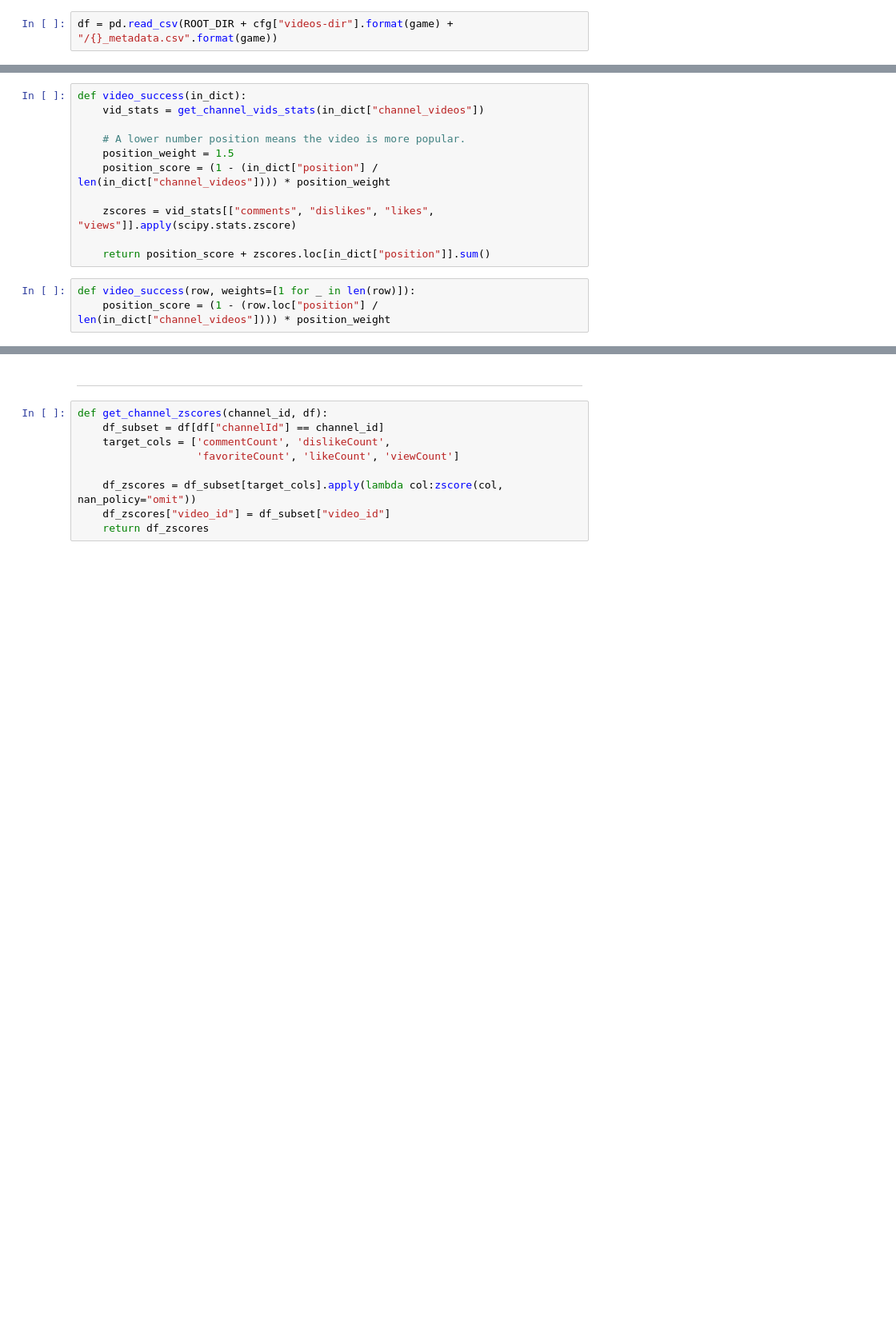
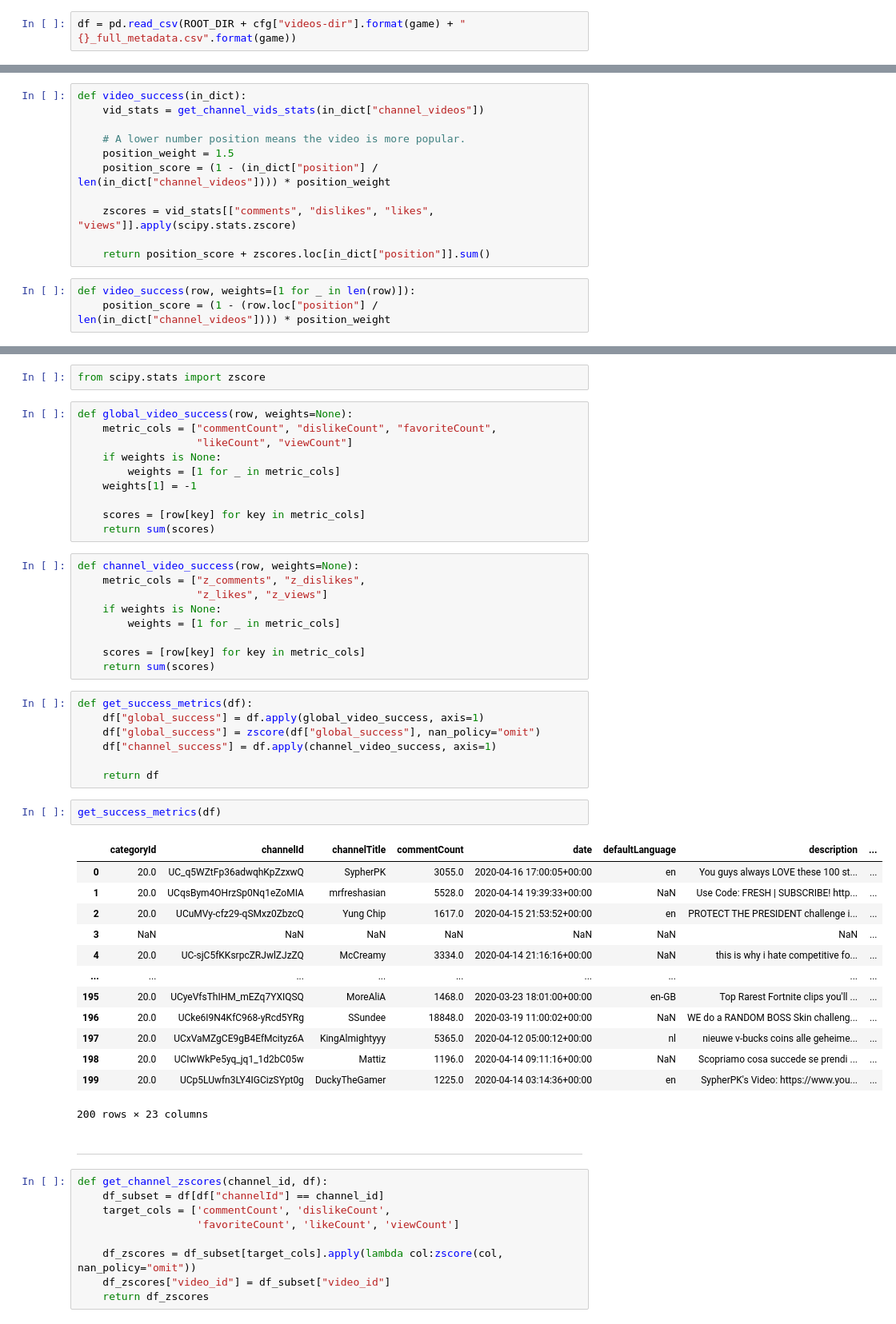
Before and after one commit to codencoding/Red-Means-Go, a Jupyter notebook: notebooks/scraping/metadata_creation_coden.ipynb, the cells around one changed output, grey strips where cells are left out. Shown at 80% size. Drawn from its saved outputs; the diff is of its cells as text; blank space fills up the shorter version.

Commit message:
Adding basic success metrics.

```diff
--- a/notebooks/scraping/metadata_creation_coden.ipynb
+++ b/notebooks/scraping/metadata_creation_coden.ipynb
@@ -68,4 +56,4 @@ for qual in cfg["thumbnail-qual"]:
     if cfg["thumbnail-qual"][qual]:
         mdata.download_df_thumbs(df, ROOT_DIR + cfg["thumbnails-dir"].format(cfg["selected-game"]), res=qual)
 # %%
-df = pd.read_csv(ROOT_DIR + cfg["videos-dir"].format(game) + "/{}_metadata.csv".format(game))
+df = pd.read_csv(ROOT_DIR + cfg["videos-dir"].format(game) + "{}_full_metadata.csv".format(game))
@@ -149,3 +156,47 @@ def video_success(row, weights=[1 for _ in len(row)]):
+# %%
+from scipy.stats import zscore
+# %%
+def global_video_success(row, weights=None):
+    metric_cols = ["commentCount", "dislikeCount", "favoriteCount",
+                   "likeCount", "viewCount"]
+    if weights is None:
+        weights = [1 for _ in metric_cols]
+    weights[1] = -1
+
+    scores = [row[key] for key in metric_cols]
+    return sum(scores)
+# %%
+def channel_video_success(row, weights=None):
+    metric_cols = ["z_comments", "z_dislikes",
+                   "z_likes", "z_views"]
+    if weights is None:
+        weights = [1 for _ in metric_cols]
+
+    scores = [row[key] for key in metric_cols]
+    return sum(scores)
+# %%
+def get_success_metrics(df):
+    df["global_success"] = df.apply(global_video_success, axis=1)
+    df["global_success"] = zscore(df["global_success"], nan_policy="omit")
+    df["channel_success"] = df.apply(channel_video_success, axis=1)
+
+    return df
+# %%
+get_success_metrics(df)
+# %% [output]
+|  | categoryId | channelId | channelTitle | commentCount | date | defaultLanguage | description | ... |
+| 0 | 20.0 | UC_q5WZtFp36adwqhKpZzxwQ | SypherPK | 3055.0 | 2020-04-16 17:00:05+00:00 | en | You guys always LOVE these 100 st... | ... |
+| 1 | 20.0 | UCqsBym4OHrzSp0Nq1eZoMIA | mrfreshasian | 5528.0 | 2020-04-14 19:39:33+00:00 | NaN | Use Code: FRESH | SUBSCRIBE! http... | ... |
+| 2 | 20.0 | UCuMVy-cfz29-qSMxz0ZbzcQ | Yung Chip | 1617.0 | 2020-04-15 21:53:52+00:00 | en | PROTECT THE PRESIDENT challenge i... | ... |
+| 3 | NaN | NaN | NaN | NaN | NaN | NaN | NaN | ... |
+| 4 | 20.0 | UC-sjC5fKKsrpcZRJwlZJzZQ | McCreamy | 3334.0 | 2020-04-14 21:16:16+00:00 | NaN | this is why i hate competitive fo... | ... |
+| ... | ... | ... | ... | ... | ... | ... | ... | ... |
+| 195 | 20.0 | UCyeVfsThIHM_mEZq7YXIQSQ | MoreAliA | 1468.0 | 2020-03-23 18:01:00+00:00 | en-GB | Top Rarest Fortnite clips you'll ... | ... |
+| 196 | 20.0 | UCke6I9N4KfC968-yRcd5YRg | SSundee | 18848.0 | 2020-03-19 11:00:02+00:00 | NaN | WE do a RANDOM BOSS Skin challeng... | ... |
+| 197 | 20.0 | UCxVaMZgCE9gB4EfMcityz6A | KingAlmightyyy | 5365.0 | 2020-04-12 05:00:12+00:00 | nl | nieuwe v-bucks coins alle geheime... | ... |
+| 198 | 20.0 | UCIwWkPe5yq_jq1_1d2bC05w | Mattiz | 1196.0 | 2020-04-14 09:11:16+00:00 | NaN | Scopriamo cosa succede se prendi ... | ... |
+| 199 | 20.0 | UCp5LUwfn3LY4IGCizSYpt0g | DuckyTheGamer | 1225.0 | 2020-04-14 03:14:36+00:00 | en | SypherPK's Video: https://www.you... | ... |
+200 rows × 23 columns
 # %% [markdown]
 ***
 # %%
```
Also changed, not shown: parts of 3 cells of this notebook, 1 other file.
